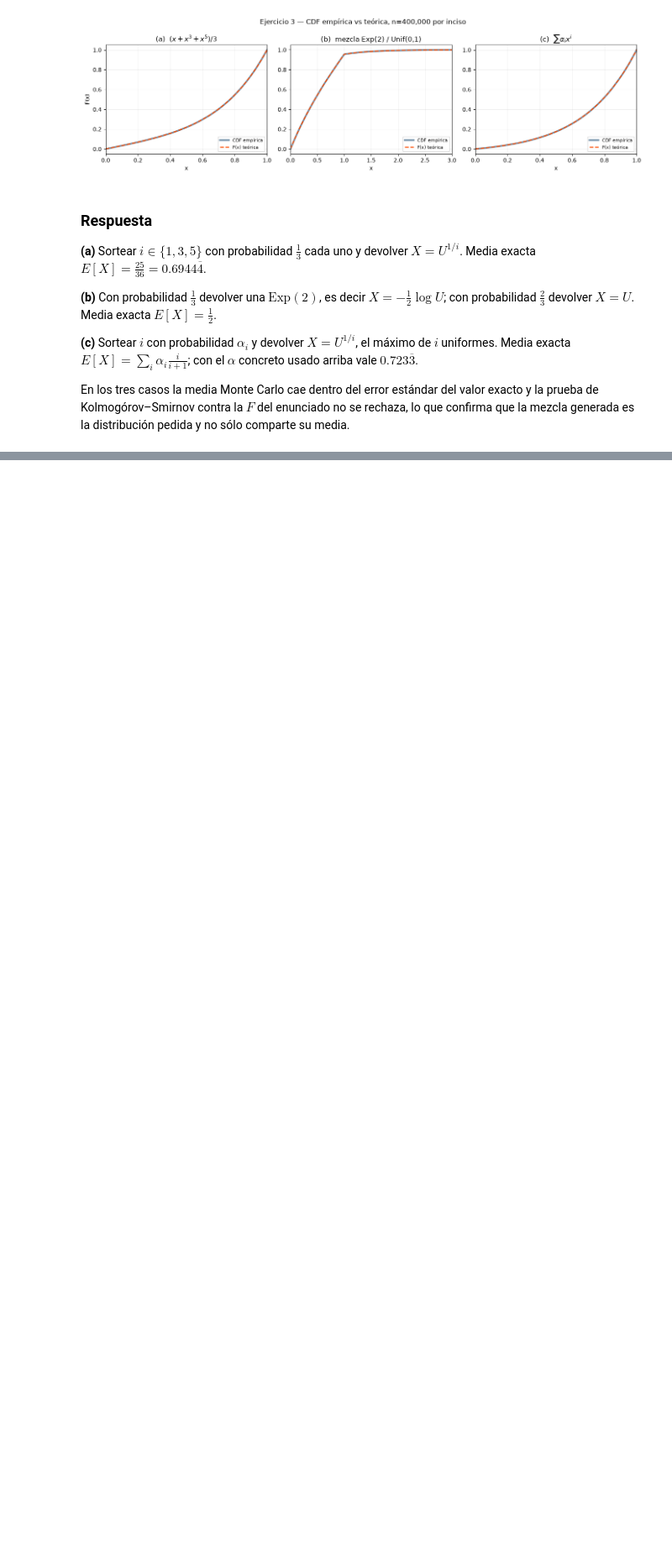
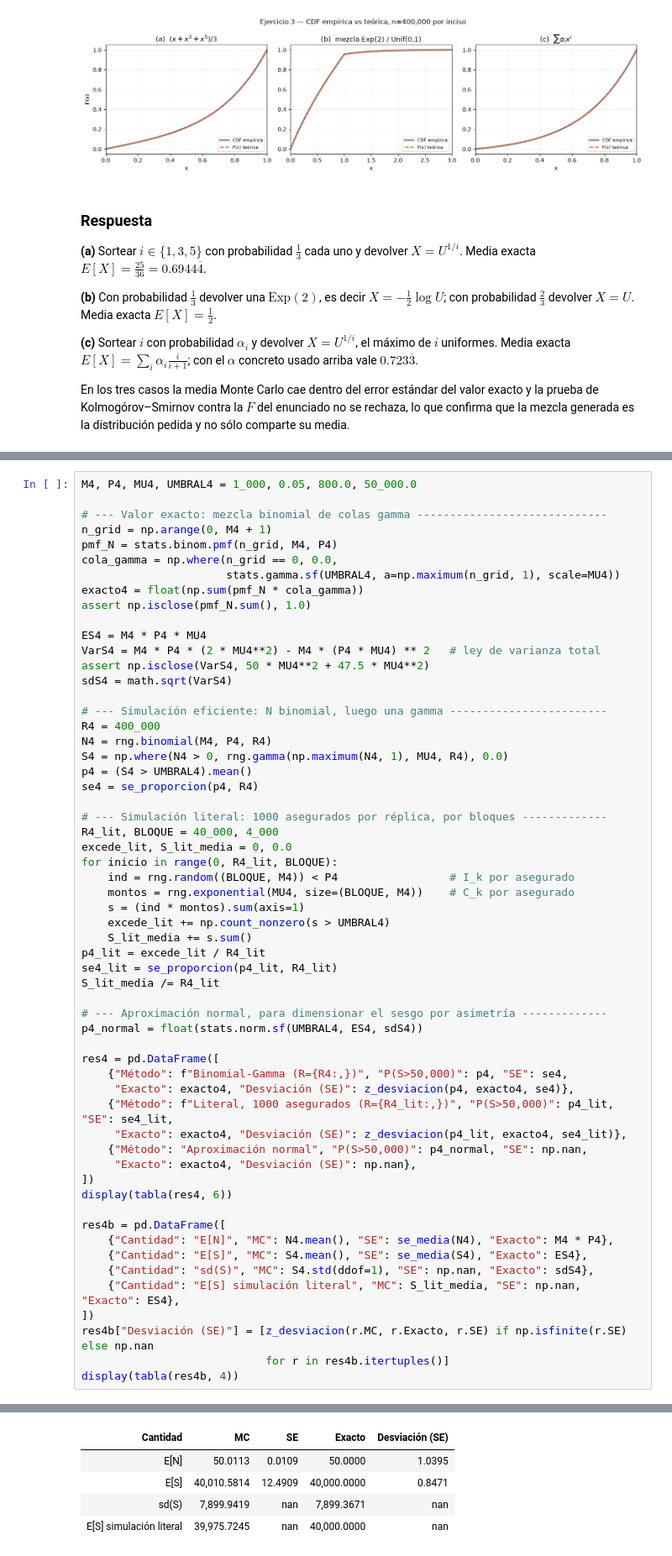
Before and after one commit to fabianpradod/mod-practica2, a Jupyter notebook: Practica_2_Generacion_de_Variables_Aleatorias_Continuas.ipynb, the cells around one changed output, grey strips where cells are left out. Shown at 84% size. Saved outputs shown, nothing was run; the diff lists cells and outputs as text; blank space fills up the shorter version.

```diff
--- a/Practica_2_Generacion_de_Variables_Aleatorias_Continuas.ipynb
+++ b/Practica_2_Generacion_de_Variables_Aleatorias_Continuas.ipynb
@@ -321,0 +340,59 @@ En los tres casos la media Monte Carlo cae dentro del error estándar del valor
+# %%
+M4, P4, MU4, UMBRAL4 = 1_000, 0.05, 800.0, 50_000.0
+
+# --- Valor exacto: mezcla binomial de colas gamma -----------------------------
+n_grid = np.arange(0, M4 + 1)
+pmf_N = stats.binom.pmf(n_grid, M4, P4)
+cola_gamma = np.where(n_grid == 0, 0.0,
+                      stats.gamma.sf(UMBRAL4, a=np.maximum(n_grid, 1), scale=MU4))
+exacto4 = float(np.sum(pmf_N * cola_gamma))
+assert np.isclose(pmf_N.sum(), 1.0)
+
+ES4 = M4 * P4 * MU4
+VarS4 = M4 * P4 * (2 * MU4**2) - M4 * (P4 * MU4) ** 2   # ley de varianza total
+assert np.isclose(VarS4, 50 * MU4**2 + 47.5 * MU4**2)
+sdS4 = math.sqrt(VarS4)
+
+# --- Simulación eficiente: N binomial, luego una gamma ------------------------
+R4 = 400_000
+N4 = rng.binomial(M4, P4, R4)
+S4 = np.where(N4 > 0, rng.gamma(np.maximum(N4, 1), MU4, R4), 0.0)
+p4 = (S4 > UMBRAL4).mean()
+se4 = se_proporcion(p4, R4)
+
+# --- Simulación literal: 1000 asegurados por réplica, por bloques -------------
+R4_lit, BLOQUE = 40_000, 4_000
+excede_lit, S_lit_media = 0, 0.0
+for inicio in range(0, R4_lit, BLOQUE):
+    ind = rng.random((BLOQUE, M4)) < P4                 # I_k por asegurado
+    montos = rng.exponential(MU4, size=(BLOQUE, M4))    # C_k por asegurado
+    s = (ind * montos).sum(axis=1)
+    excede_lit += np.count_nonzero(s > UMBRAL4)
+    S_lit_media += s.sum()
+p4_lit = excede_lit / R4_lit
+se4_lit = se_proporcion(p4_lit, R4_lit)
+S_lit_media /= R4_lit
+
+# --- Aproximación normal, para dimensionar el sesgo por asimetría -------------
+p4_normal = float(stats.norm.sf(UMBRAL4, ES4, sdS4))
+
+res4 = pd.DataFrame([
+    {"Método": f"Binomial-Gamma (R={R4:,})", "P(S>50,000)": p4, "SE": se4,
+     "Exacto": exacto4, "Desviación (SE)": z_desviacion(p4, exacto4, se4)},
+    {"Método": f"Literal, 1000 asegurados (R={R4_lit:,})", "P(S>50,000)": p4_lit, "SE": se4_lit,
+     "Exacto": exacto4, "Desviación (SE)": z_desviacion(p4_lit, exacto4, se4_lit)},
+    {"Método": "Aproximación normal", "P(S>50,000)": p4_normal, "SE": np.nan,
+     "Exacto": exacto4, "Desviación (SE)": np.nan},
+])
+display(tabla(res4, 6))
+
+res4b = pd.DataFrame([
+    {"Cantidad": "E[N]", "MC": N4.mean(), "SE": se_media(N4), "Exacto": M4 * P4},
+    {"Cantidad": "E[S]", "MC": S4.mean(), "SE": se_media(S4), "Exacto": ES4},
+    {"Cantidad": "sd(S)", "MC": S4.std(ddof=1), "SE": np.nan, "Exacto": sdS4},
+    {"Cantidad": "E[S] simulación literal", "MC": S_lit_media, "SE": np.nan, "Exacto": ES4},
+])
+res4b["Desviación (SE)"] = [z_desviacion(r.MC, r.Exacto, r.SE) if np.isfinite(r.SE) else np.nan
+                            for r in res4b.itertuples()]
+display(tabla(res4b, 4))
+# %% [output]
@@ -321,0 +403,5 @@ En los tres casos la media Monte Carlo cae dentro del error estándar del valor
+| Cantidad | MC | SE | Exacto | Desviación (SE) |
+| E[N] | 50.0113 | 0.0109 | 50.0000 | 1.0395 |
+| E[S] | 40,010.5814 | 12.4909 | 40,000.0000 | 0.8471 |
+| sd(S) | 7,899.9419 | nan | 7,899.3671 | nan |
+| E[S] simulación literal | 39,975.7245 | nan | 40,000.0000 | nan |
```
Also changed, not shown: parts of 4 cells of this notebook.
